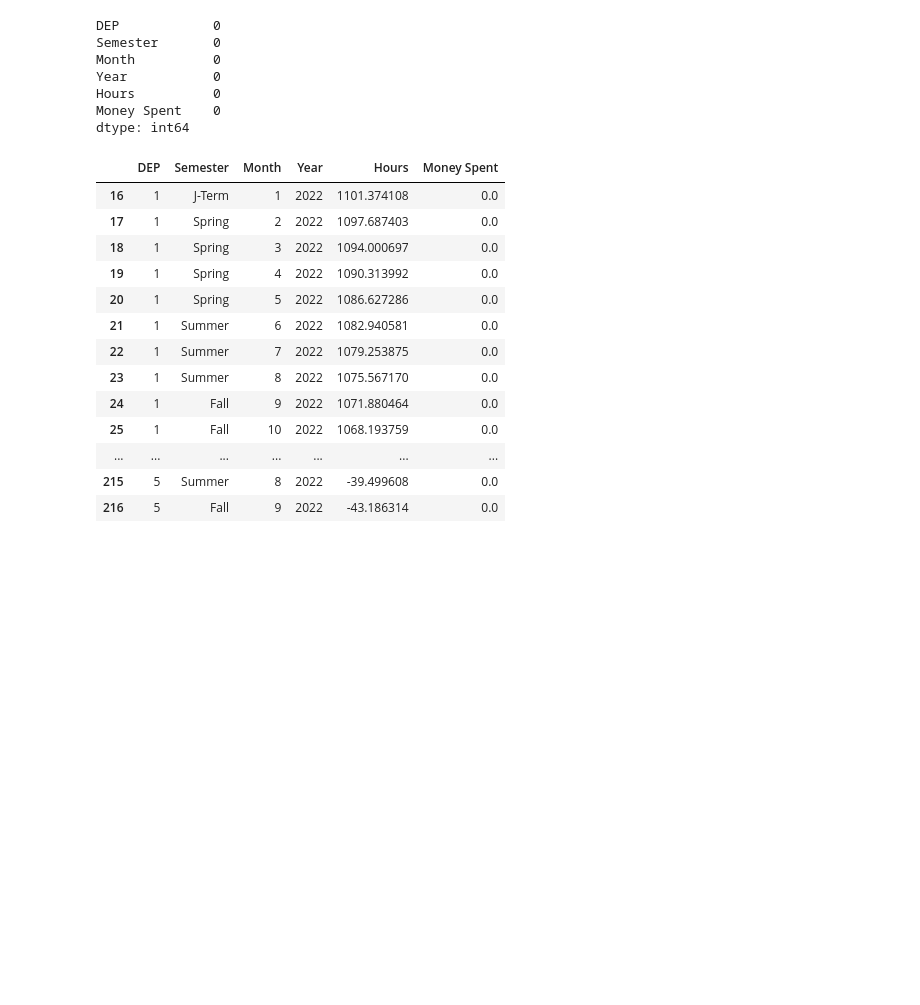
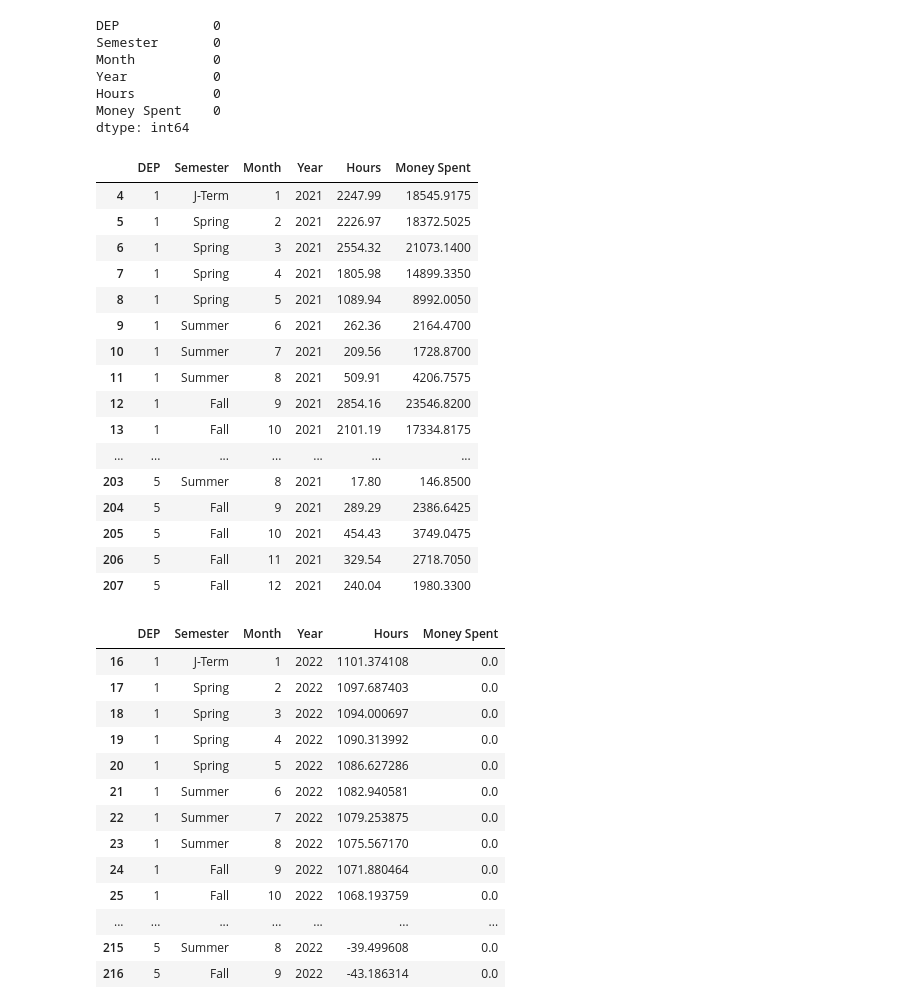
Before and after one commit to warrmu01/Hours-Analysis, a Jupyter notebook: DataCleaning.ipynb, the cells around one changed output. Cells and saved outputs as stored; diff of their text form; code cells hidden in the pictures; blank space fills up the shorter version.

```diff
--- a/DataCleaning.ipynb
+++ b/DataCleaning.ipynb
@@ -183,6 +183,27 @@ Year           0
 Hours          0
 Money Spent    0
 dtype: int64
+# %%
+df_2021 = linear_data[linear_data['Year'] == 2021]
+df_2021
+# %% [output]
+|  | DEP | Semester | Month | Year | Hours | Money Spent |
+| 4 | 1 | J-Term | 1 | 2021 | 2247.99 | 18545.9175 |
+| 5 | 1 | Spring | 2 | 2021 | 2226.97 | 18372.5025 |
+| 6 | 1 | Spring | 3 | 2021 | 2554.32 | 21073.1400 |
+| 7 | 1 | Spring | 4 | 2021 | 1805.98 | 14899.3350 |
+| 8 | 1 | Spring | 5 | 2021 | 1089.94 | 8992.0050 |
+| 9 | 1 | Summer | 6 | 2021 | 262.36 | 2164.4700 |
+| 10 | 1 | Summer | 7 | 2021 | 209.56 | 1728.8700 |
+| 11 | 1 | Summer | 8 | 2021 | 509.91 | 4206.7575 |
+| 12 | 1 | Fall | 9 | 2021 | 2854.16 | 23546.8200 |
+| 13 | 1 | Fall | 10 | 2021 | 2101.19 | 17334.8175 |
+| ... | ... | ... | ... | ... | ... | ... |
+| 203 | 5 | Summer | 8 | 2021 | 17.80 | 146.8500 |
+| 204 | 5 | Fall | 9 | 2021 | 289.29 | 2386.6425 |
+| 205 | 5 | Fall | 10 | 2021 | 454.43 | 3749.0475 |
+| 206 | 5 | Fall | 11 | 2021 | 329.54 | 2718.7050 |
+| 207 | 5 | Fall | 12 | 2021 | 240.04 | 1980.3300 |
 # %%
 df_2022 = linear_data[linear_data['Year'] == 2022]
 df_2022
```
